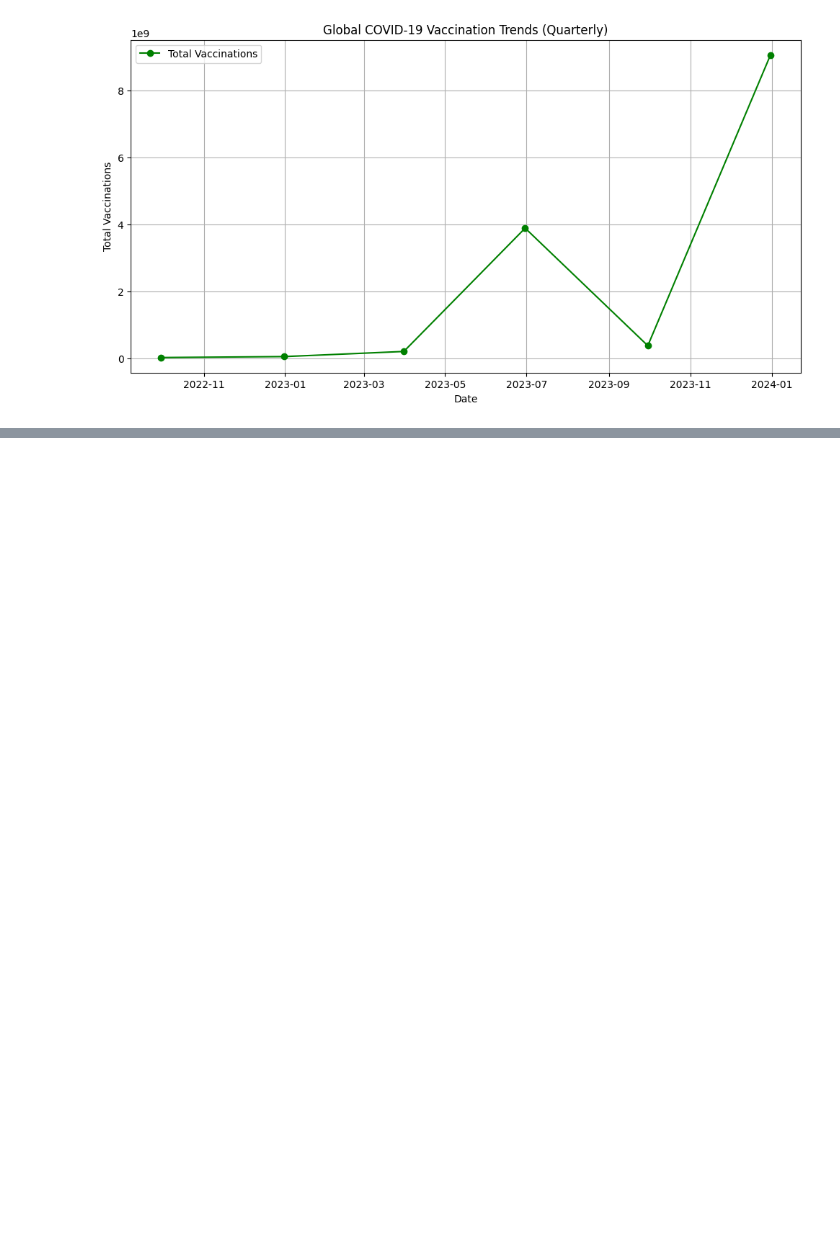
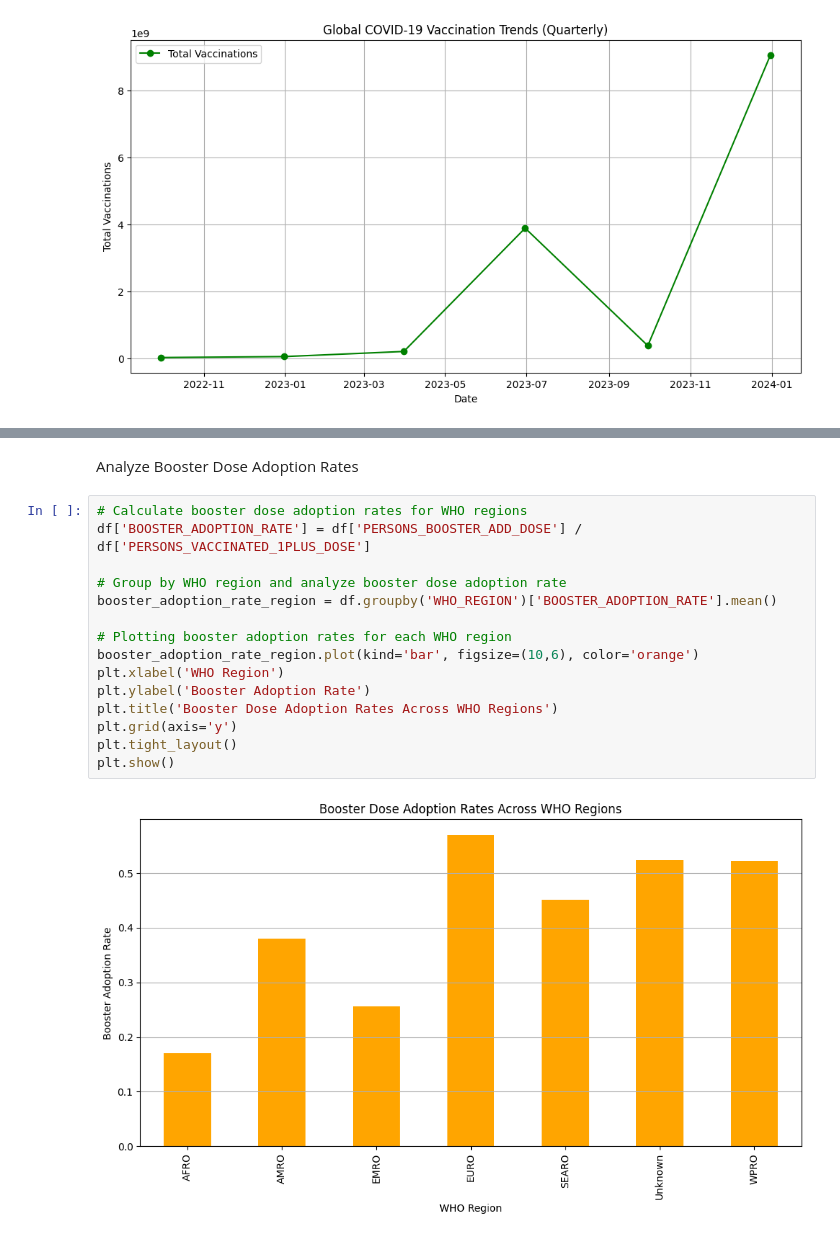
Before and after one commit to Srayoshi-Mirza/Analyzing-COVID-19-Vaccination-Trends-Updated-Quarterly-, a Jupyter notebook: Analyzing COVID-19 Vaccination Trends (Updated Quarterly).ipynb, the cells around one changed output, grey strips where cells are left out. Drawn from its saved outputs; the diff is of its cells as text; blank space fills up the shorter version.

```diff
--- a/Analyzing COVID-19 Vaccination Trends (Updated Quarterly).ipynb
+++ b/Analyzing COVID-19 Vaccination Trends (Updated Quarterly).ipynb
@@ -106,0 +157,19 @@ plt.show()
+# %% [markdown]
+Analyze Booster Dose Adoption Rates
+# %%
+# Calculate booster dose adoption rates for WHO regions
+df['BOOSTER_ADOPTION_RATE'] = df['PERSONS_BOOSTER_ADD_DOSE'] / df['PERSONS_VACCINATED_1PLUS_DOSE']
+
+# Group by WHO region and analyze booster dose adoption rate
+booster_adoption_rate_region = df.groupby('WHO_REGION')['BOOSTER_ADOPTION_RATE'].mean()
+
+# Plotting booster adoption rates for each WHO region
+booster_adoption_rate_region.plot(kind='bar', figsize=(10,6), color='orange')
+plt.xlabel('WHO Region')
+plt.ylabel('Booster Adoption Rate')
+plt.title('Booster Dose Adoption Rates Across WHO Regions')
+plt.grid(axis='y')
+plt.tight_layout()
+plt.show()
+# %% [output]
+[figure, added]
```
Also changed, not shown: parts of 7 cells of this notebook.
